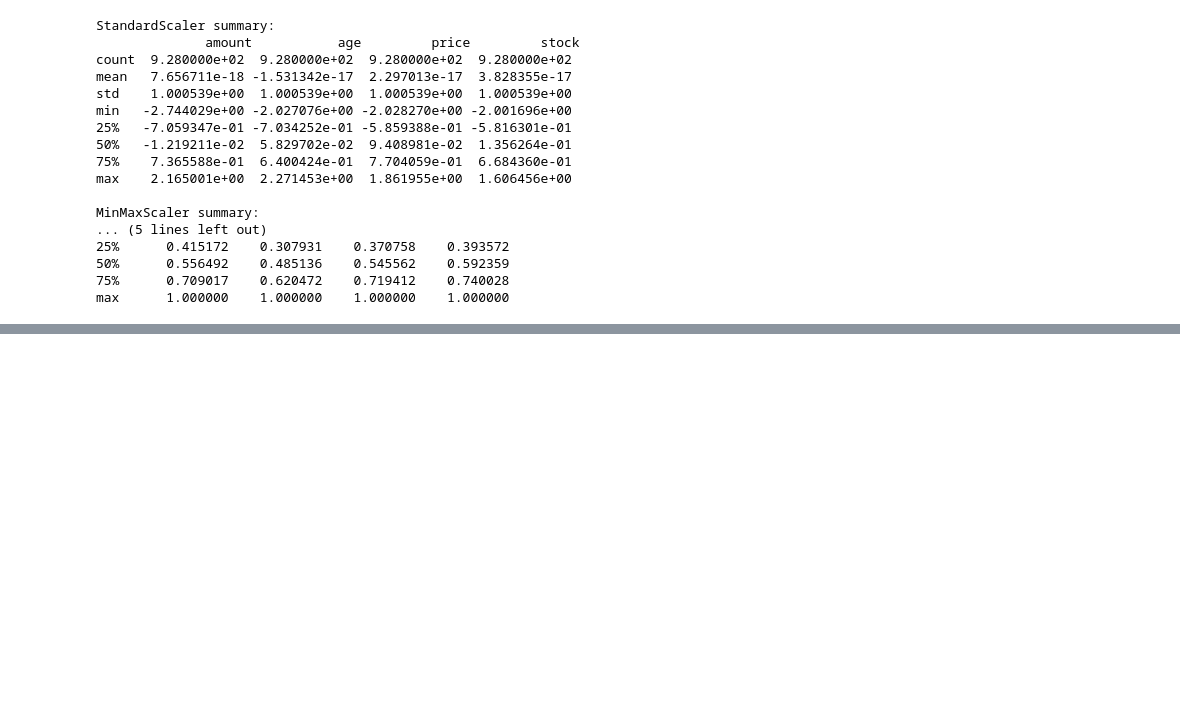
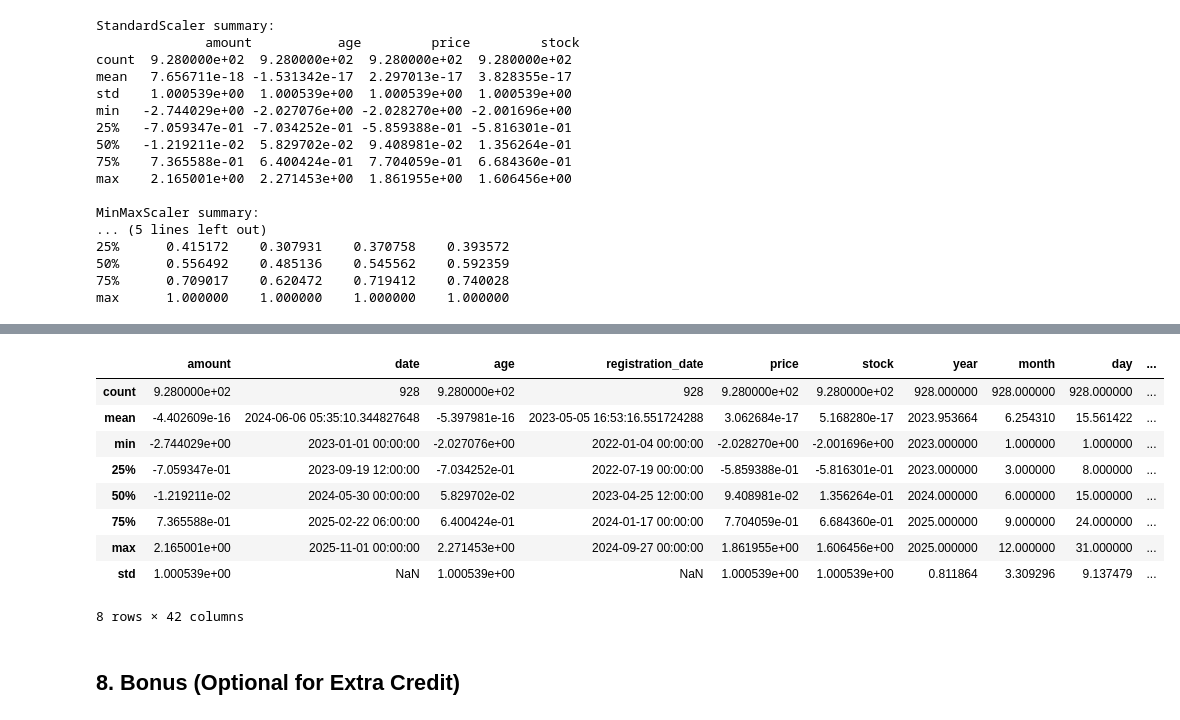
Before and after one commit to omvaja693-create/Customer-Purchase-Behavior-Analyzer, a Jupyter notebook: Customer Purchase Behavior Analyzer.ipynb, the cells around one changed output, grey strips where cells are left out. Drawn from its saved outputs; the diff is of its cells as text; code cells hidden in the pictures; blank space fills up the shorter version.

```diff
--- a/Customer Purchase Behavior Analyzer.ipynb
+++ b/Customer Purchase Behavior Analyzer.ipynb
@@ -282,5 +284,3 @@ MinMaxScaler summary:
 50%      0.556492    0.485136    0.545562    0.592359
 75%      0.709017    0.620472    0.719412    0.740028
 max      1.000000    1.000000    1.000000    1.000000
-# %%
-df['registration_date'] = pd.to_datetime(df['registration_date'])
@@ -286,0 +319,15 @@ df['registration_date'] = pd.to_datetime(df['registration_date'])
+# %%
+df.describe()
+# %% [output]
+|  | amount | date | age | registration_date | price | stock | year | month | day | ... |
+| count | 9.280000e+02 | 928 | 9.280000e+02 | 928 | 9.280000e+02 | 9.280000e+02 | 928.000000 | 928.000000 | 928.000000 | ... |
+| mean | -4.402609e-16 | 2024-06-06 05:35:10.344827648 | -5.397981e-16 | 2023-05-05 16:53:16.551724288 | 3.062684e-17 | 5.168280e-17 | 2023.953664 | 6.254310 | 15.561422 | ... |
+| min | -2.744029e+00 | 2023-01-01 00:00:00 | -2.027076e+00 | 2022-01-04 00:00:00 | -2.028270e+00 | -2.001696e+00 | 2023.000000 | 1.000000 | 1.000000 | ... |
+| 25% | -7.059347e-01 | 2023-09-19 12:00:00 | -7.034252e-01 | 2022-07-19 00:00:00 | -5.859388e-01 | -5.816301e-01 | 2023.000000 | 3.000000 | 8.000000 | ... |
+| 50% | -1.219211e-02 | 2024-05-30 00:00:00 | 5.829702e-02 | 2023-04-25 12:00:00 | 9.408981e-02 | 1.356264e-01 | 2024.000000 | 6.000000 | 15.000000 | ... |
+| 75% | 7.365588e-01 | 2025-02-22 06:00:00 | 6.400424e-01 | 2024-01-17 00:00:00 | 7.704059e-01 | 6.684360e-01 | 2025.000000 | 9.000000 | 24.000000 | ... |
+| max | 2.165001e+00 | 2025-11-01 00:00:00 | 2.271453e+00 | 2024-09-27 00:00:00 | 1.861955e+00 | 1.606456e+00 | 2025.000000 | 12.000000 | 31.000000 | ... |
+| std | 1.000539e+00 | NaN | 1.000539e+00 | NaN | 1.000539e+00 | 1.000539e+00 | 0.811864 | 3.309296 | 9.137479 | ... |
+8 rows × 42 columns
+# %% [markdown]
+## 8. Bonus (Optional for Extra Credit)
```
Also changed, not shown: parts of 4 cells of this notebook.
